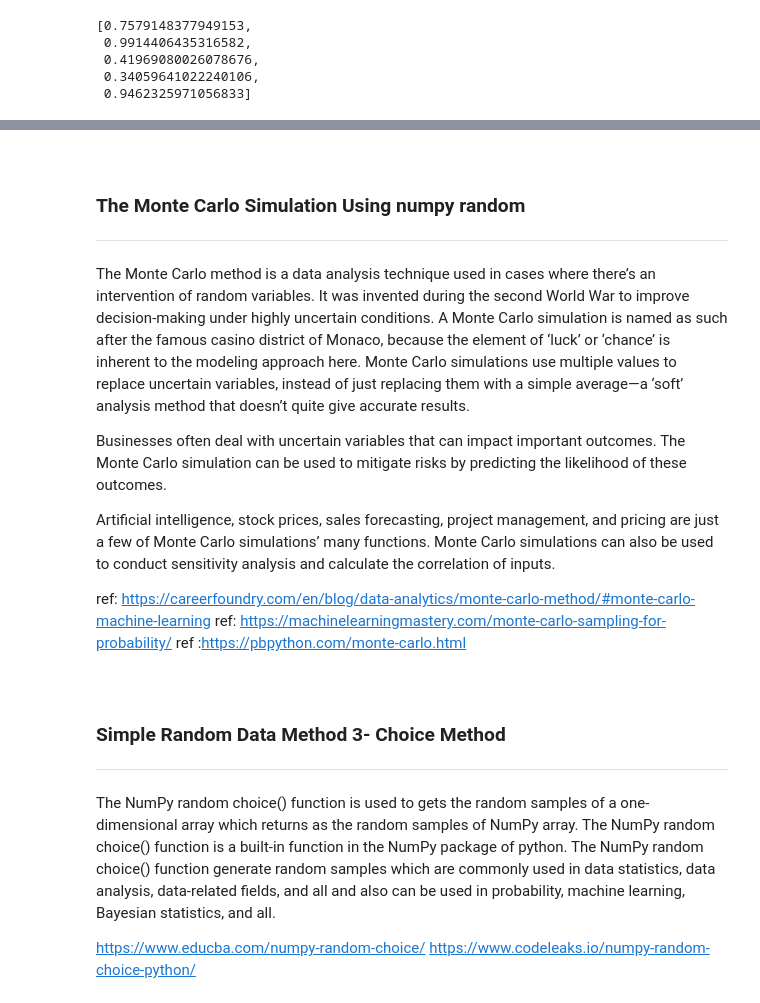
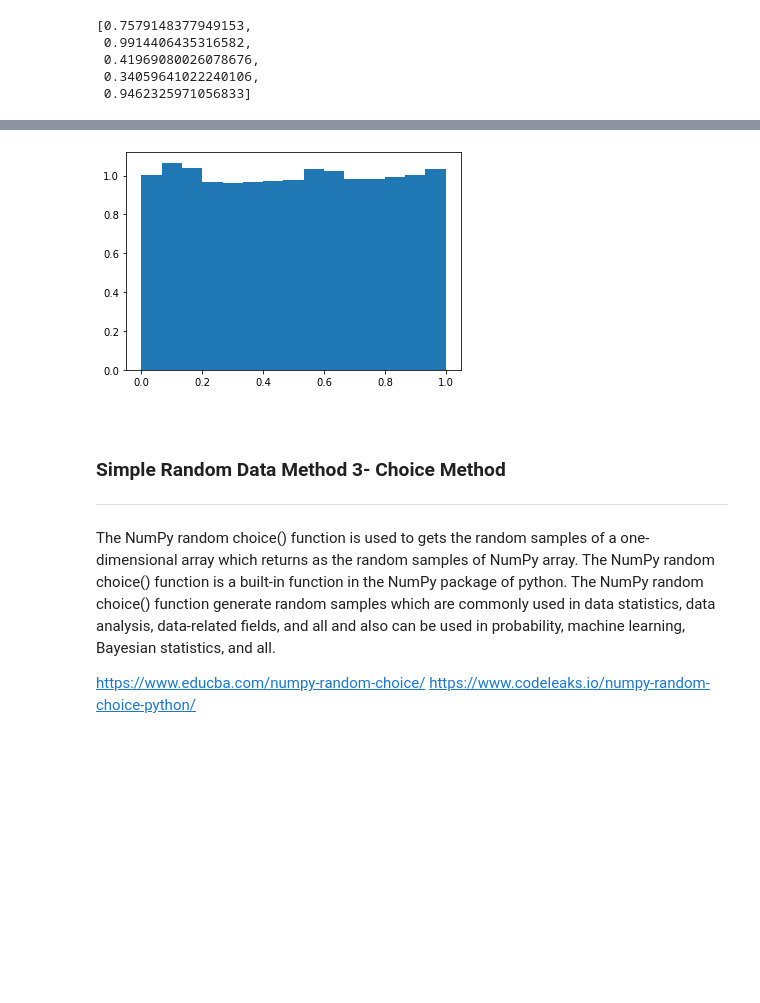
Before and after one commit to katel85/numpy.random-assignment-, a Jupyter notebook: numpy.random.ipynb, the cells around one changed output, grey strips where cells are left out. Saved outputs shown, nothing was run; the diff lists cells and outputs as text; code cells hidden in the pictures; blank space fills up the shorter version.

```diff
--- a/numpy.random.ipynb
+++ b/numpy.random.ipynb
@@ -337,19 +318,11 @@ n_all_heads / 10000
-# %% [markdown]
-<br>
-
-### The Monte Carlo Simulation Using numpy random
-
-***
-
-The Monte Carlo method is a data analysis technique used in cases where there’s an intervention of random variables. It was invented during the second World War to improve decision-making under highly uncertain conditions. A Monte Carlo simulation is named as such after the famous casino district of  Monaco, because the element of ‘luck’ or ‘chance’ is inherent to the modeling approach here. Monte Carlo simulations use multiple values to replace uncertain variables, instead of just replacing them with a simple average—a ‘soft’ analysis method that doesn’t quite give accurate results.
-
-Businesses often deal with uncertain variables that can impact important outcomes. The Monte Carlo simulation can be used to mitigate risks by predicting the likelihood of these outcomes.
-
-Artificial intelligence, stock prices, sales forecasting, project management, and pricing are just a few of Monte Carlo simulations’ many functions. Monte Carlo simulations can also be used to conduct sensitivity analysis and calculate the correlation of inputs.
-
-ref: https://careerfoundry.com/en/blog/data-analytics/monte-carlo-method/#monte-carlo-machine-learning
-ref: https://machinelearningmastery.com/monte-carlo-sampling-for-probability/
-ref :https://pbpython.com/monte-carlo.html
+# %%
+# Using a histogram to visualize the continuois uniform distribution a random method will give:
+x= rng.random((20000,))
+
+c, bin, ig = plt.hist(x, 15, density = True)
+plt.show()
+# %% [output]
+[figure, added]
 # %% [markdown]
 <br>
 
```
Also changed, not shown: parts of 38 cells of this notebook.
